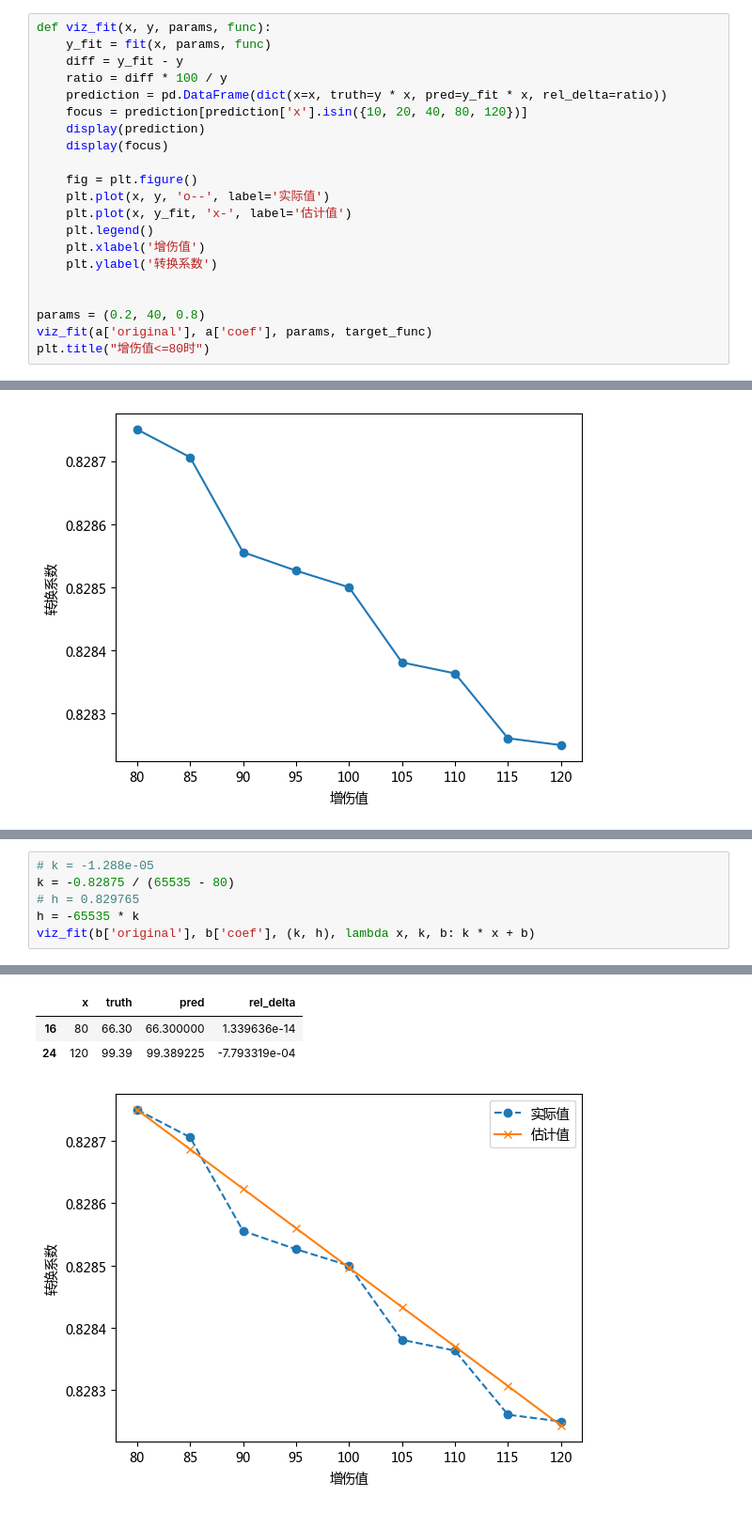
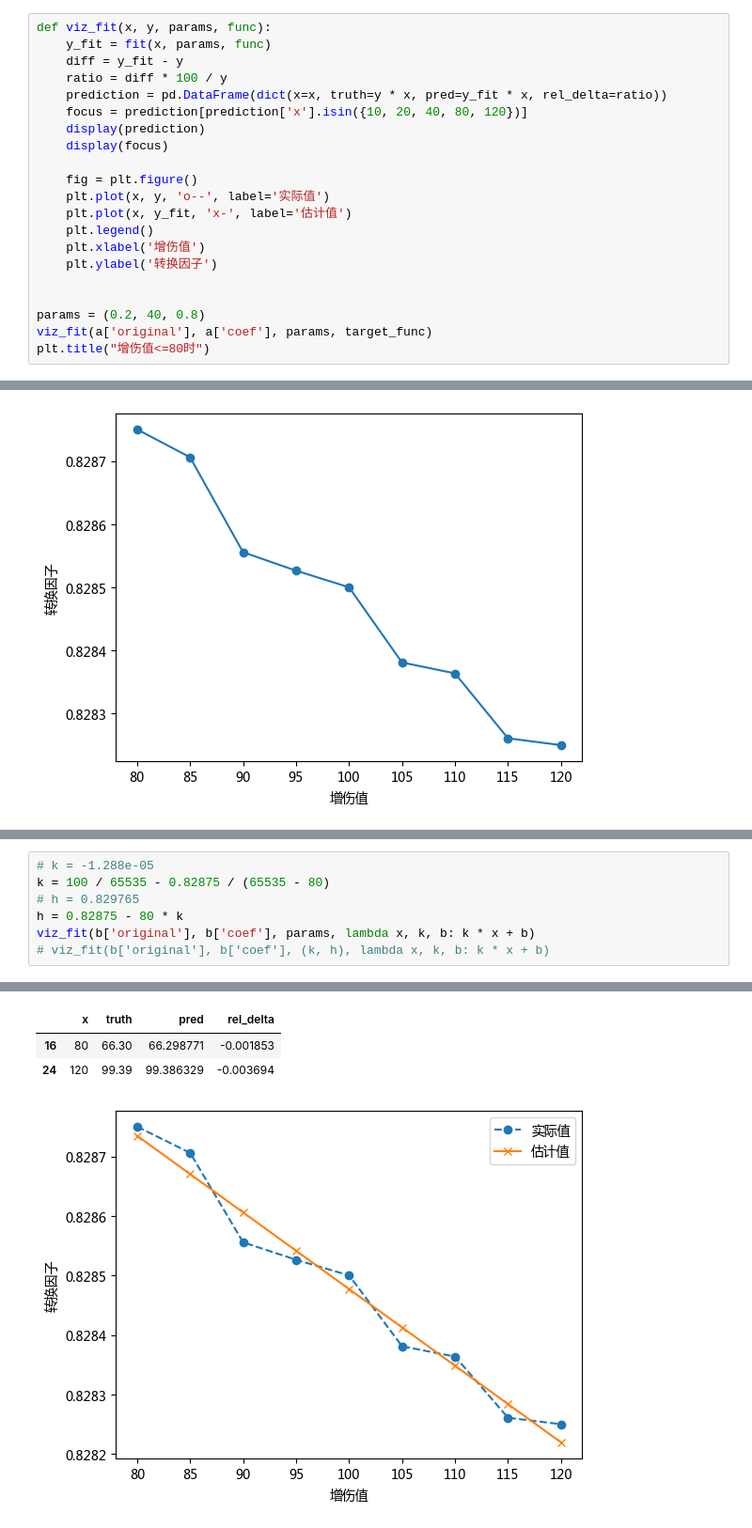
Before and after one commit to ihateyunpan/dhy_tools, a Jupyter notebook: analysis/attack_conversion.ipynb, the cells around one changed output, grey strips where cells are left out. Shown: that part at 94% size. Cells and saved outputs as stored; diff of their text form.

```diff
--- a/analysis/attack_conversion.ipynb
+++ b/analysis/attack_conversion.ipynb
@@ -106,7 +120,7 @@ def viz_fit(x, y, params, func):
     plt.plot(x, y_fit, 'x-', label='估计值')
     plt.legend()
     plt.xlabel('增伤值')
-    plt.ylabel('转换系数')
+    plt.ylabel('转换因子')
 
 
 params = (0.2, 40, 0.8)
@@ -167,8 +186,9 @@ print(list(params))
 # %%
 # k = -1.288e-05
-k = -0.82875 / (65535 - 80)
+k = 100 / 65535 - 0.82875 / (65535 - 80)
 # h = 0.829765
-h = -65535 * k
-viz_fit(b['original'], b['coef'], (k, h), lambda x, k, b: k * x + b)
+h = 0.82875 - 80 * k
+viz_fit(b['original'], b['coef'], params, lambda x, k, b: k * x + b)
+# viz_fit(b['original'], b['coef'], (k, h), lambda x, k, b: k * x + b)
 # %% [output]
 |  | x | truth | pred | rel_delta |
@@ -184,4 +204,4 @@ viz_fit(b['original'], b['coef'], (k, h), lambda x, k, b: k * x + b)
 |  | x | truth | pred | rel_delta |
-| 16 | 80 | 66.30 | 66.300000 | 1.339636e-14 |
-| 24 | 120 | 99.39 | 99.389225 | -7.793319e-04 |
+| 16 | 80 | 66.30 | 66.298771 | -0.001853 |
+| 24 | 120 | 99.39 | 99.386329 | -0.003694 |
-[figure, old version]
+[figure, new version]
```
Also changed, not shown: parts of 10 cells of this notebook, 8 other files.
